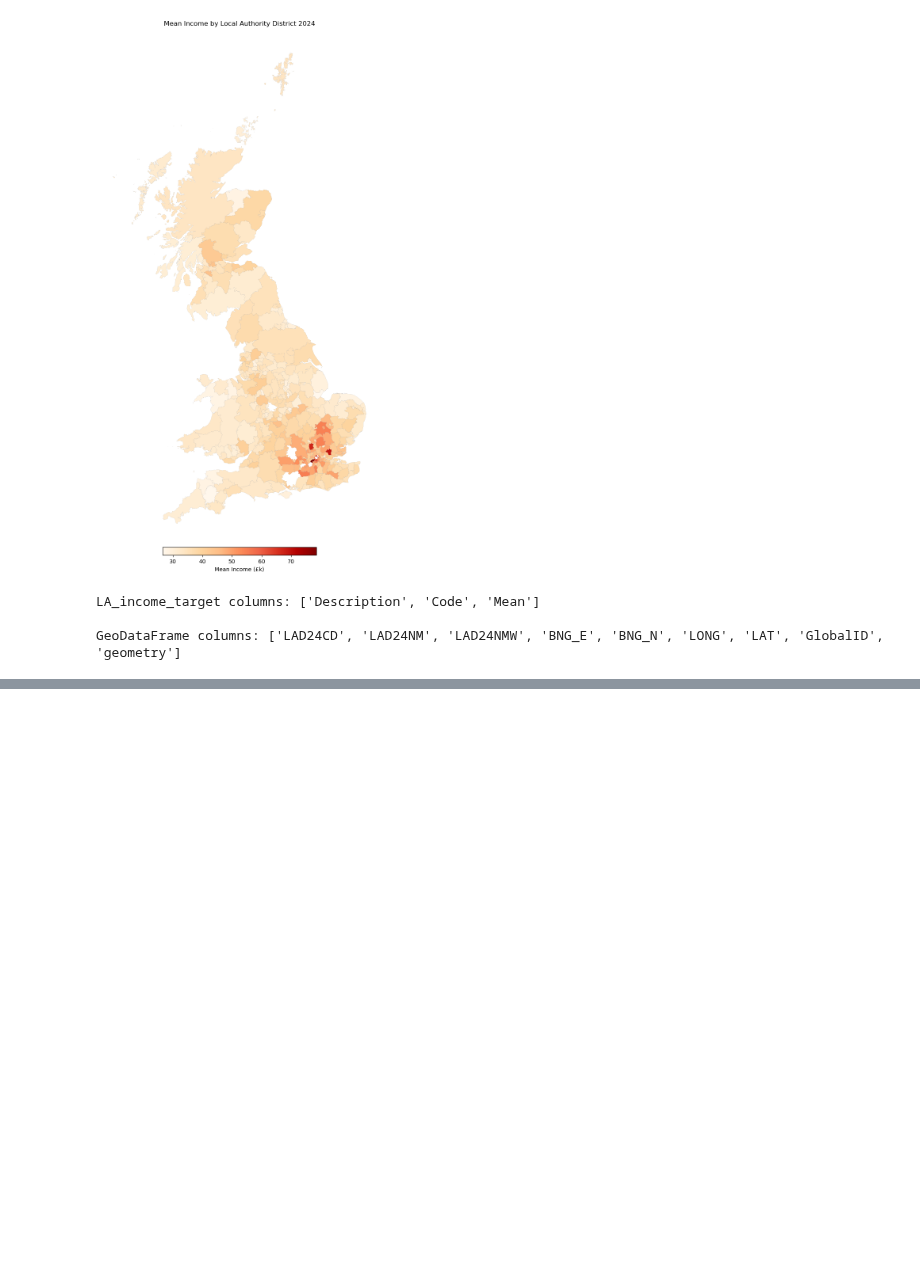
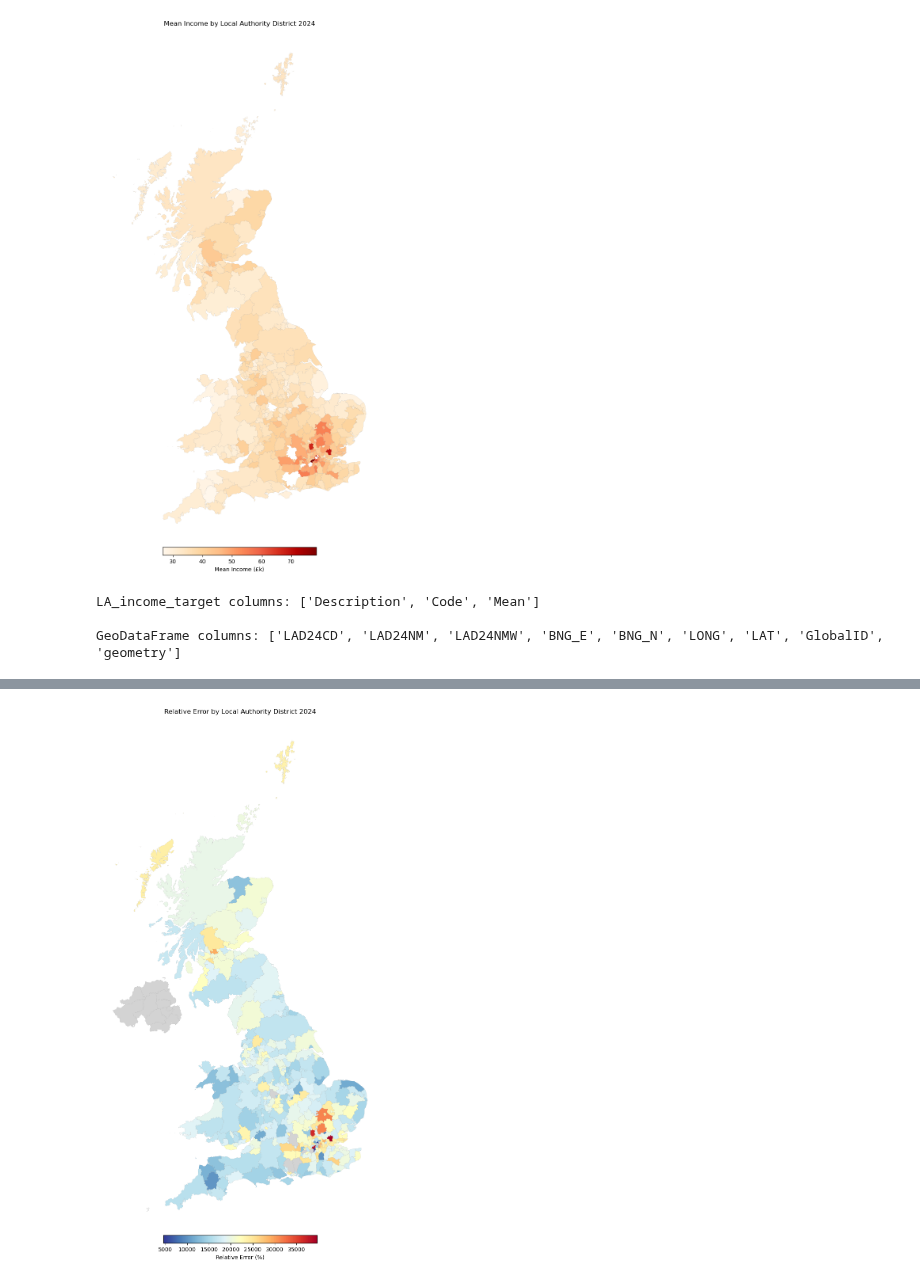
Before and after one commit to PolicyEngine/uk-local-area-calibration, a Jupyter notebook: local_authority/Local_Authority_example.ipynb, the cells around one changed output, grey strips where cells are left out. Drawn from its saved outputs; the diff is of its cells as text; code cells hidden in the pictures; blank space fills up the shorter version.

Commit message:
create error map

```diff
--- a/local_authority/Local_Authority_example.ipynb
+++ b/local_authority/Local_Authority_example.ipynb
@@ -170,0 +202,45 @@ GeoDataFrame columns: ['LAD24CD', 'LAD24NM', 'LAD24NMW', 'BNG_E', 'BNG_N', 'LONG
+# %%
+
+
+
+if shapefile_path:
+    # Load the shapefile
+    gdf = gpd.read_file(shapefile_path)
+
+    # Convert Mean to numeric if not already done
+    LA_income_target['Mean'] = pd.to_numeric(LA_income_target['Mean'].replace('[\$,]', '', regex=True), errors='coerce')
+
+    # Prepare data for merging
+    LA_income_target_copy = LA_income_target.copy()
+    lad_data_copy = lad_data.copy()
+
+    # Calculate relative error
+    merged_data = pd.merge(LA_income_target_copy, lad_data_copy,
+                          left_on='Code', right_on='LAD24CD', how='inner')
+    merged_data['relative_error'] = np.abs(merged_data['Mean'] - merged_data['income'])
+
+    # Merge with geographical data
+    merged_gdf = gdf.merge(merged_data[['LAD24CD', 'relative_error']],
+                          on='LAD24CD', how='left')
+
+    # Plot the heatmap
+    fig, ax = plt.subplots(1, 1, figsize=(10, 20))
+    merged_gdf.plot(
+        column='relative_error',
+        cmap='RdYlBu_r',  # Red (high error) to Blue (low error)
+        linewidth=0.08,
+        ax=ax,
+        edgecolor='0.5',
+        legend=True,
+        missing_kwds={'color': 'lightgrey'},  # Color for N09* regions
+        legend_kwds={
+            'orientation': 'horizontal',
+            'shrink': 0.5,
+            'pad': 0.0,
+            'label': 'Relative Error (%)'
+        }
+    )
+    ax.axis('off')
+    plt.title("Relative Error by Local Authority District 2024")
+# %% [output]
+[figure, added]
```
Also changed, not shown: parts of 2 cells of this notebook.
